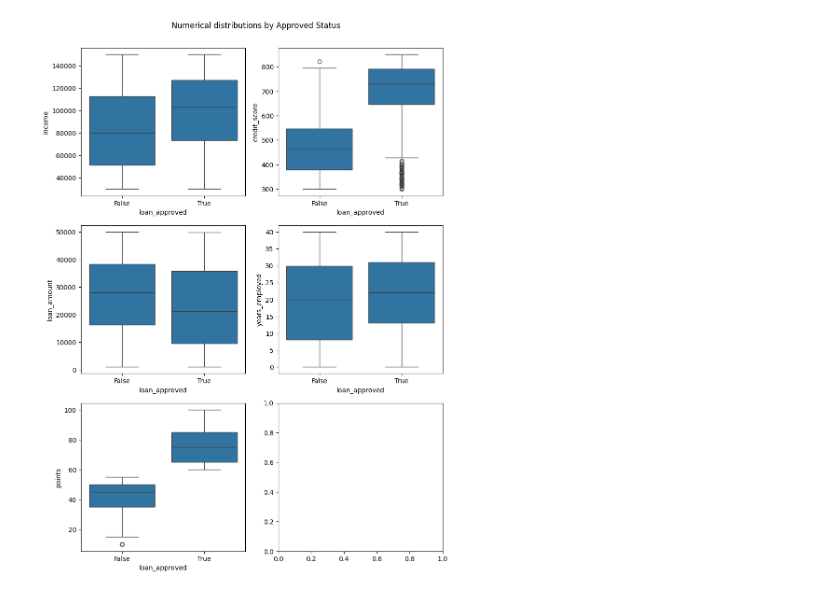
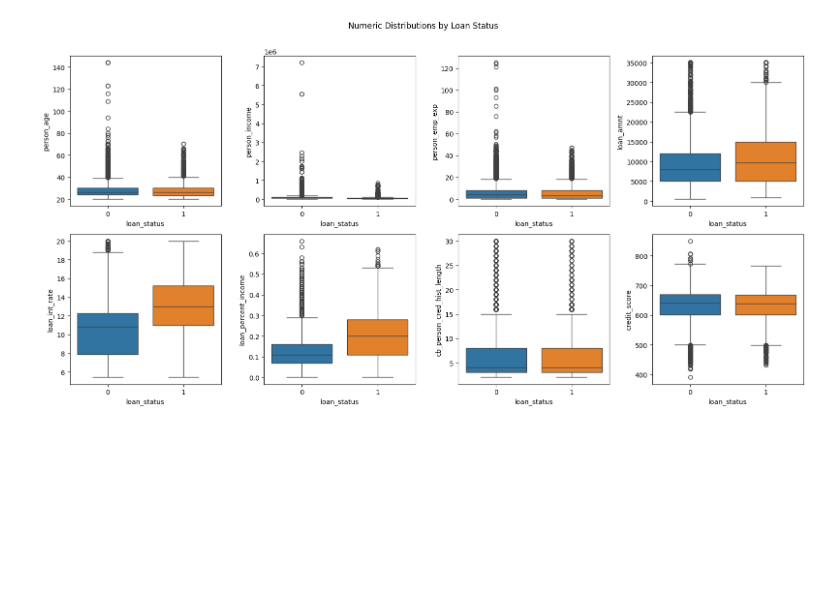
Before and after one commit to gh4rris/loan_approval_ml, a Jupyter notebook: notebooks/01_eda.ipynb, the cells around one changed output. Saved outputs shown, nothing was run; the diff lists cells and outputs as text; code cells hidden in the pictures; blank space fills up the shorter version.

Commit message:
new loan data

```diff
--- a/notebooks/01_eda.ipynb
+++ b/notebooks/01_eda.ipynb
@@ -6,6 +5,6 @@ import matplotlib.pyplot as plt
 import seaborn as sns
 # %%
 # read the dataset into a pandas dataframe
-loans = pd.read_csv("../data/loan_approval_raw.csv")
+loans = pd.read_csv("../data/loan_data.csv")
 loans.head()
 # %% [output]
@@ -54,0 +46,9 @@ mean_by_target
+# %%
+# visualize distributions of numeric features
+numeric_features = loans.select_dtypes(exclude="object").columns[:-1]
+
+fig, ax = plt.subplots(2, 4, figsize=(16, 5))
+fig.suptitle("Distributions of Numeric Features", y=1.01)
+for i, feat in zip(range(0, 8), numeric_features):
+    sns.histplot(data=loans, x=feat, bins=20, ax=ax.flatten()[i])
+plt.tight_layout()
@@ -54,0 +57,10 @@ mean_by_target
+# %%
+# visualize counts of categorical features
+categorical_features = loans.select_dtypes(include="object").columns
+
+fig, ax = plt.subplots(2, 3, figsize=(14, 8))
+fig.suptitle("Counts of Categorical Features", y=1.01)
+for i, feat in zip(range(0, 5), categorical_features):
+    sns.countplot(data=loans, x=feat, hue=feat, ax=ax.flatten()[i])
+    ax.flatten()[i].tick_params(axis="x", rotation=60)
+plt.tight_layout()
@@ -55,8 +69,10 @@ mean_by_target
 # %%
-# visualize approved/notapproved distributions for numeric features
-fig, ax = plt.subplots(3, 2, figsize=(10, 14))
-fig.suptitle("Numerical distributions by Approved Status", y=0.92)
-for i, variable in zip(np.arange(0, 6), numerical_variables):
-    sns.boxplot(data=loans, x="loan_approved", y=variable, ax=ax.flatten()[i])
+# visualize the distributions of numeric features by loan status
+fig, ax = plt.subplots(2, 4, figsize=(16, 8))
+plt.suptitle("Numeric Distributions by Loan Status", y=1.01)
+
+for i, feat in zip(range(0, 8), numeric_features):
+    sns.boxplot(data=loans, x="loan_status", y=feat, hue="loan_status", legend=False, ax=ax.flatten()[i])
+plt.tight_layout()
 # %% [output]
-[figure, old version]
+[figure, new version]
```
Also changed, not shown: parts of 9 cells of this notebook, 3 other files.
